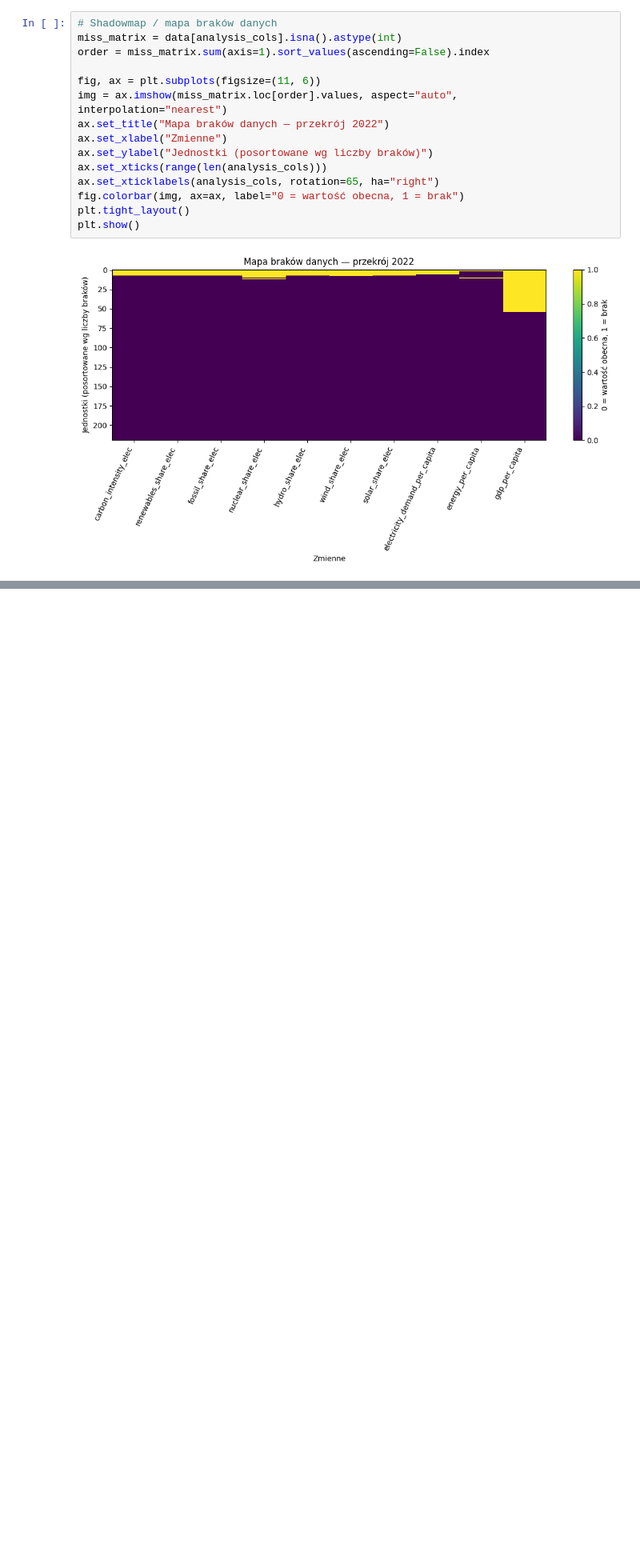
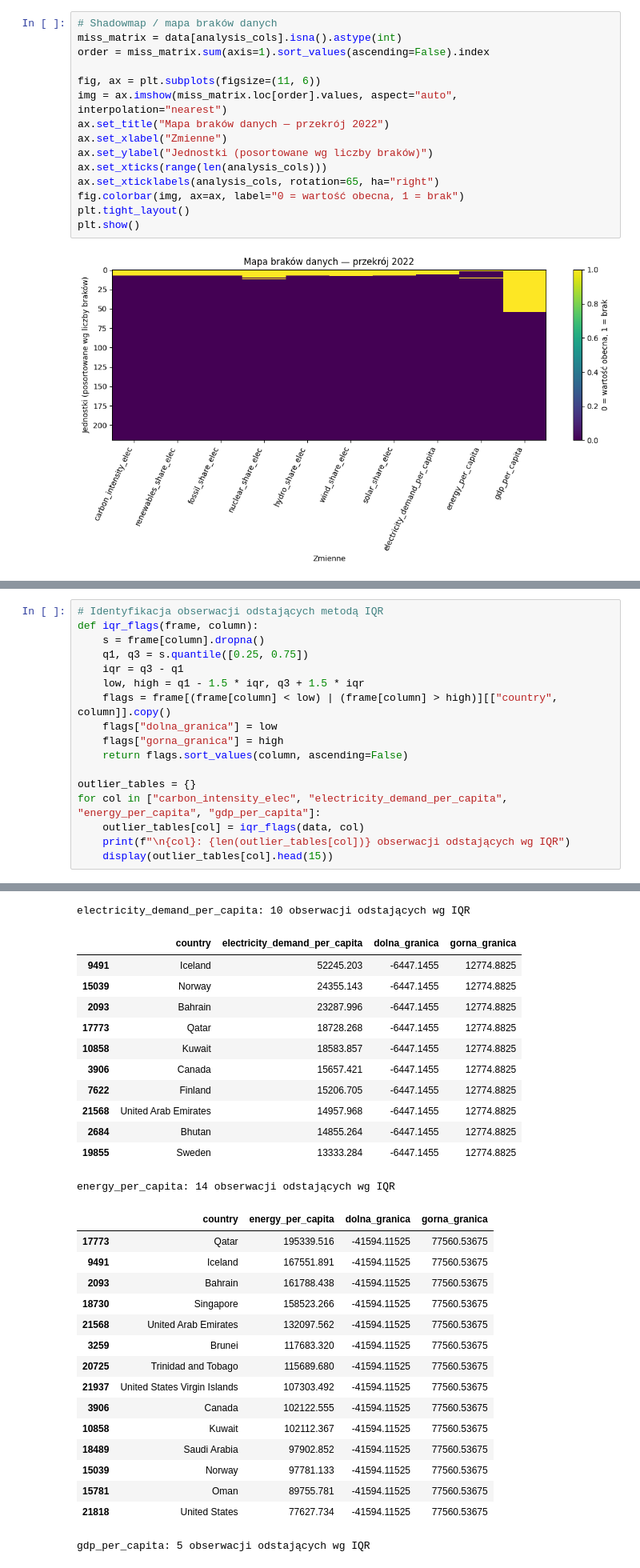
Before and after one commit to J-E-Wa/Analiza-i-wizualizacja-danych, a Jupyter notebook: energy-data-analyze.ipynb, the cells around one changed output, grey strips where cells are left out. Shown at 80% size. Saved outputs shown, nothing was run; the diff lists cells and outputs as text; blank space fills up the shorter version.

Commit message:
Add data validation and outlier detection

```diff
--- a/energy-data-analyze.ipynb
+++ b/energy-data-analyze.ipynb
@@ -164,0 +185,18 @@ plt.show()
+# %%
+# Identyfikacja obserwacji odstających metodą IQR
+def iqr_flags(frame, column):
+    s = frame[column].dropna()
+    q1, q3 = s.quantile([0.25, 0.75])
+    iqr = q3 - q1
+    low, high = q1 - 1.5 * iqr, q3 + 1.5 * iqr
+    flags = frame[(frame[column] < low) | (frame[column] > high)][["country", column]].copy()
+    flags["dolna_granica"] = low
+    flags["gorna_granica"] = high
+    return flags.sort_values(column, ascending=False)
+
+outlier_tables = {}
+for col in ["carbon_intensity_elec", "electricity_demand_per_capita", "energy_per_capita", "gdp_per_capita"]:
+    outlier_tables[col] = iqr_flags(data, col)
+    print(f"\n{col}: {len(outlier_tables[col])} obserwacji odstających wg IQR")
+    display(outlier_tables[col].head(15))
+# %% [output]
@@ -164,0 +206,29 @@ plt.show()
+electricity_demand_per_capita: 10 obserwacji odstających wg IQR
+|  | country | electricity_demand_per_capita | dolna_granica | gorna_granica |
+| 9491 | Iceland | 52245.203 | -6447.1455 | 12774.8825 |
+| 15039 | Norway | 24355.143 | -6447.1455 | 12774.8825 |
+| 2093 | Bahrain | 23287.996 | -6447.1455 | 12774.8825 |
+| 17773 | Qatar | 18728.268 | -6447.1455 | 12774.8825 |
+| 10858 | Kuwait | 18583.857 | -6447.1455 | 12774.8825 |
+| 3906 | Canada | 15657.421 | -6447.1455 | 12774.8825 |
+| 7622 | Finland | 15206.705 | -6447.1455 | 12774.8825 |
+| 21568 | United Arab Emirates | 14957.968 | -6447.1455 | 12774.8825 |
+| 2684 | Bhutan | 14855.264 | -6447.1455 | 12774.8825 |
+| 19855 | Sweden | 13333.284 | -6447.1455 | 12774.8825 |
+energy_per_capita: 14 obserwacji odstających wg IQR
+|  | country | energy_per_capita | dolna_granica | gorna_granica |
+| 17773 | Qatar | 195339.516 | -41594.11525 | 77560.53675 |
+| 9491 | Iceland | 167551.891 | -41594.11525 | 77560.53675 |
+| 2093 | Bahrain | 161788.438 | -41594.11525 | 77560.53675 |
+| 18730 | Singapore | 158523.266 | -41594.11525 | 77560.53675 |
+| 21568 | United Arab Emirates | 132097.562 | -41594.11525 | 77560.53675 |
+| 3259 | Brunei | 117683.320 | -41594.11525 | 77560.53675 |
+| 20725 | Trinidad and Tobago | 115689.680 | -41594.11525 | 77560.53675 |
+| 21937 | United States Virgin Islands | 107303.492 | -41594.11525 | 77560.53675 |
+| 3906 | Canada | 102122.555 | -41594.11525 | 77560.53675 |
+| 10858 | Kuwait | 102112.367 | -41594.11525 | 77560.53675 |
+| 18489 | Saudi Arabia | 97902.852 | -41594.11525 | 77560.53675 |
+| 15039 | Norway | 97781.133 | -41594.11525 | 77560.53675 |
+| 15781 | Oman | 89755.781 | -41594.11525 | 77560.53675 |
+| 21818 | United States | 77627.734 | -41594.11525 | 77560.53675 |
+gdp_per_capita: 5 obserwacji odstających wg IQR
```
Also changed, not shown: parts of 3 cells of this notebook.
